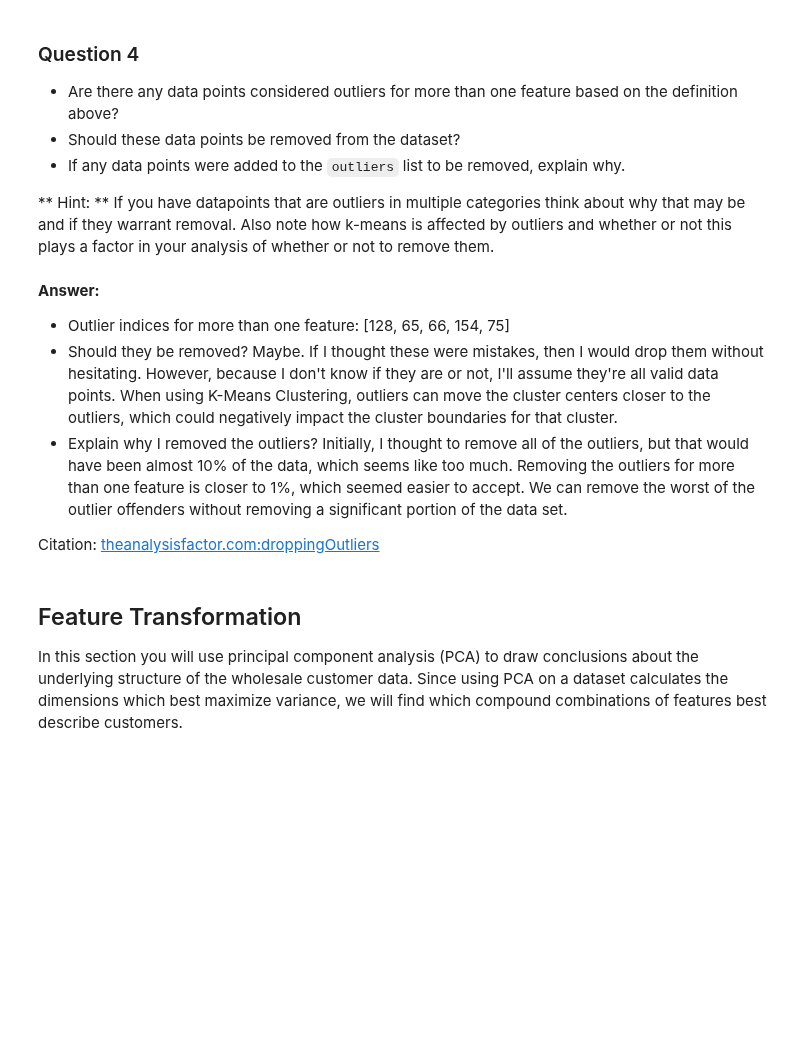
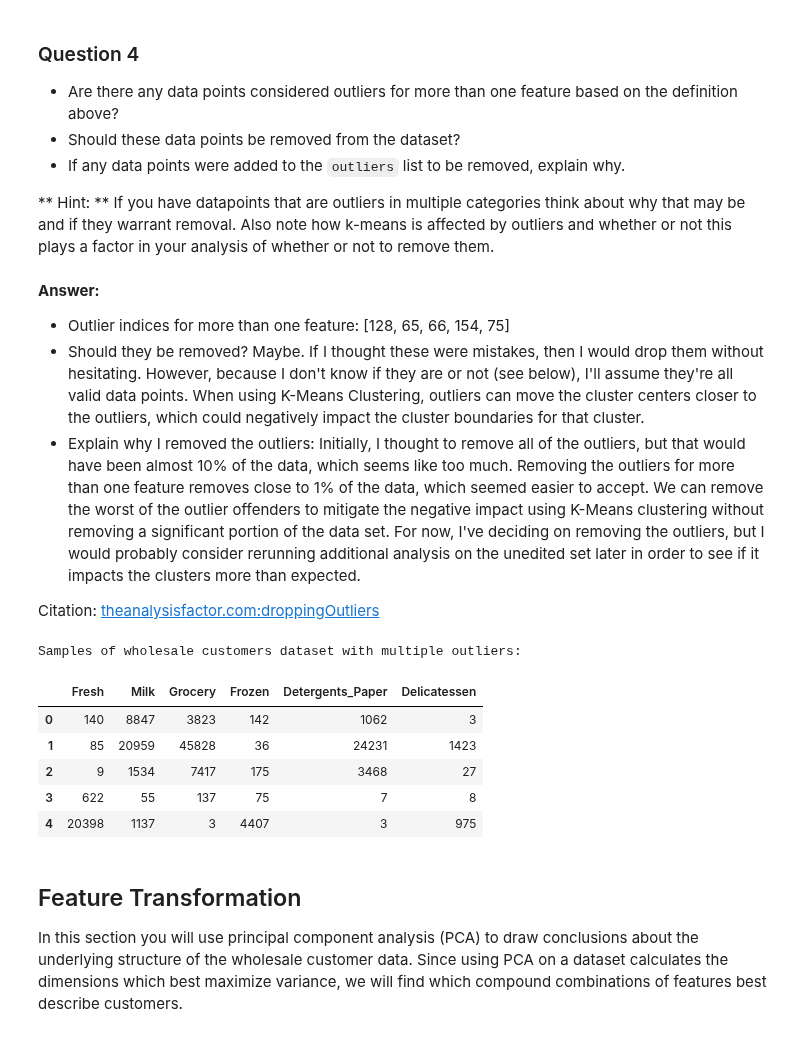
Before and after one commit to shabububu/machine-learning, a Jupyter notebook: projects/customer_segments/customer_segments.ipynb, the cells around one changed output. Drawn from its saved outputs; the diff is of its cells as text; code cells hidden in the pictures; blank space fills up the shorter version.

Commit message:
Project 3: Customer Segments, 1st submission

```diff
--- a/projects/customer_segments/customer_segments.ipynb
+++ b/projects/customer_segments/customer_segments.ipynb
@@ -468,10 +479,23 @@ Removing 5 outliers. We're left with 435 good samples.
 **Answer:**
 
 * Outlier indices for more than one feature: [128, 65, 66, 154, 75]
-* Should they be removed? Maybe. If I thought these were mistakes, then I would drop them without hesitating. However, because I don't know if they are or not, I'll assume they're all valid data points. When using K-Means Clustering, outliers can move the cluster centers closer to the outliers, which could negatively impact the cluster boundaries for that cluster.
-* Explain why I removed the outliers? Initially, I thought to remove all of the outliers, but that would have been almost 10% of the data, which seems like too much. Removing the outliers for more than one feature is closer to 1%, which seemed easier to accept. We can remove the worst of the outlier offenders without removing a significant portion of the data set.
+* Should they be removed? Maybe. If I thought these were mistakes, then I would drop them without hesitating. However, because I don't know if they are or not (see below), I'll assume they're all valid data points. When using K-Means Clustering, outliers can move the cluster centers closer to the outliers, which could negatively impact the cluster boundaries for that cluster.
+* Explain why I removed the outliers: Initially, I thought to remove all of the outliers, but that would have been almost 10% of the data, which seems like too much. Removing the outliers for more than one feature removes close to 1% of the data, which seemed easier to accept. We can remove the worst of the outlier offenders to mitigate the negative impact using K-Means clustering without removing a significant portion of the data set. For now, I've deciding on removing the outliers, but I would probably consider rerunning additional analysis on the unedited set later in order to see if it impacts the clusters more than expected.
 
 Citation: [theanalysisfactor.com:droppingOutliers](https://www.theanalysisfactor.com/outliers-to-drop-or-not-to-drop/)
+# %%
+# Show the data samples with multiple outliers
+multi_outlier_samples = pd.DataFrame(data.loc[outliers], columns = data.keys()).reset_index(drop = True)
+print("Samples of wholesale customers dataset with multiple outliers:")
+display(multi_outlier_samples)
+# %% [output]
+Samples of wholesale customers dataset with multiple outliers:
+|  | Fresh | Milk | Grocery | Frozen | Detergents_Paper | Delicatessen |
+| 0 | 140 | 8847 | 3823 | 142 | 1062 | 3 |
+| 1 | 85 | 20959 | 45828 | 36 | 24231 | 1423 |
+| 2 | 9 | 1534 | 7417 | 175 | 3468 | 27 |
+| 3 | 622 | 55 | 137 | 75 | 7 | 8 |
+| 4 | 20398 | 1137 | 3 | 4407 | 3 | 975 |
 # %% [markdown]
 ## Feature Transformation
 In this section you will use principal component analysis (PCA) to draw conclusions about the underlying structure of the wholesale customer data. Since using PCA on a dataset calculates the dimensions which best maximize variance, we will find which compound combinations of features best describe customers.
```
Also changed, not shown: parts of 21 cells of this notebook, 2 other files.
